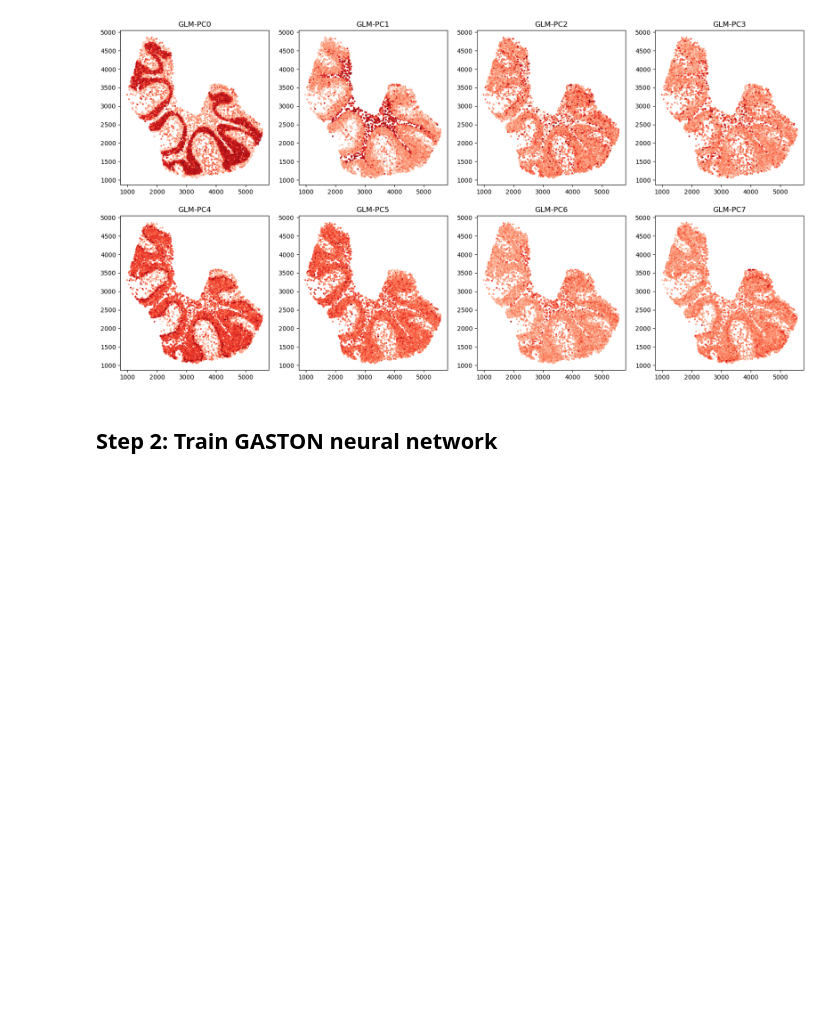
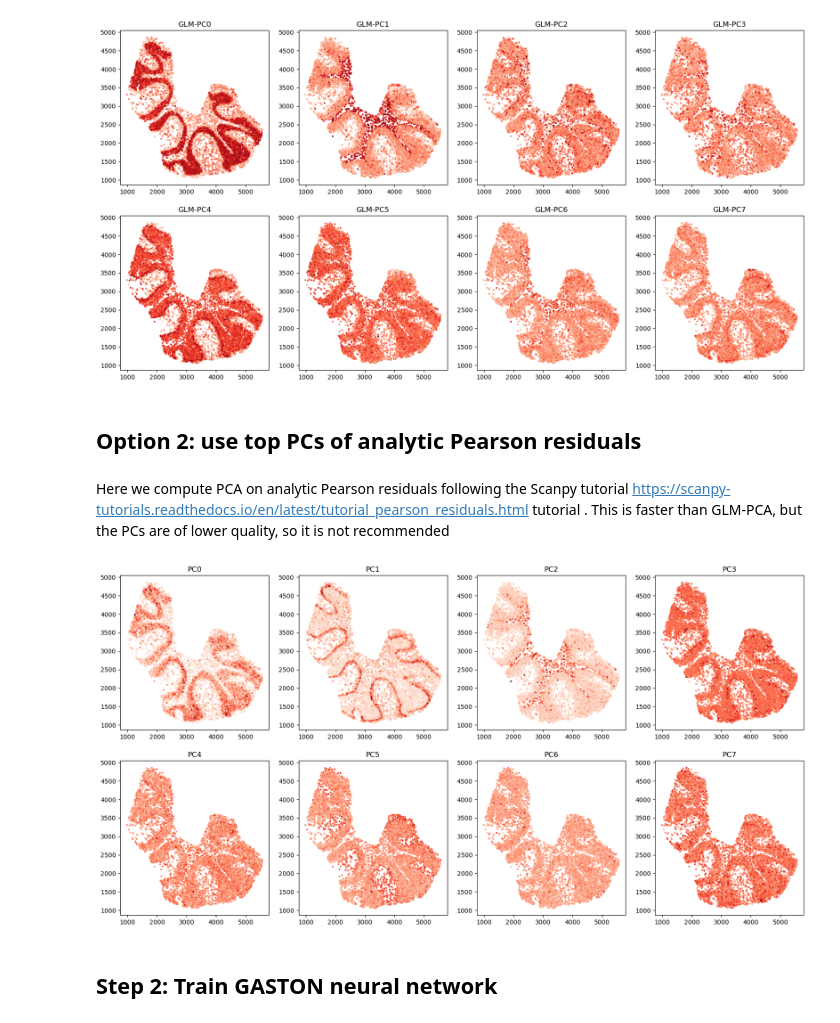
Before and after one commit to raphael-group/GASTON, a Jupyter notebook: docs/notebooks/tutorials/cerebellum_tutorial.ipynb, the cells around one changed output. Cells and saved outputs as stored; diff of their text form; code cells hidden in the pictures; blank space fills up the shorter version.

Commit message:
add GLM-PC and PC options, add model selection

```diff
--- a/docs/notebooks/tutorials/cerebellum_tutorial.ipynb
+++ b/docs/notebooks/tutorials/cerebellum_tutorial.ipynb
@@ -44,8 +51,16 @@ gene_labels=np.load('cerebellum_data/cerebellum_gene_labels.npy', allow_pickle=T
 # %%
+# GLM-PCA parameters
 num_dims=8 # 2 * number of clusters
 penalty=10 # may need to increase if this is too small
 
-glmpca_res=glmpca.glmpca(counts_mat.T, num_dims, fam="poi", penalty=penalty, verbose=True)
+# CHANGE THESE PARAMETERS TO REDUCE RUNTIME
+num_iters=30
+eps=1e-4
+num_genes=30000
+
+counts_mat_glmpca=counts_mat[:,np.argsort(np.sum(counts_mat, axis=0))[-num_genes:]]
+glmpca_res=glmpca.glmpca(counts_mat_glmpca.T, num_dims, fam="poi", penalty=penalty, verbose=True,
+                        ctl = {"maxIter":num_iters, "eps":eps, "optimizeTheta":True})
 A = glmpca_res['factors'] # should be of size N x num_dims, where each column is a PC
 
 np.save('cerebellum_data/glmpca.npy', A)
@@ -79,6 +94,28 @@ for r in range(R):
         axs[r,c].set_title(f'GLM-PC{i}')
 # %% [output]
 [figure]
+# %% [markdown]
+## Option 2: use top PCs of analytic Pearson residuals
+# %% [markdown]
+Here we compute PCA on analytic Pearson residuals following the Scanpy tutorial https://scanpy-tutorials.readthedocs.io/en/latest/tutorial_pearson_residuals.html tutorial . This is faster than GLM-PCA, but the PCs are of lower quality, so it is not recommended
+# %%
+num_dims=8 # 2 * number of clusters
+clip=0.01 # have to clip values to be very small!
+
+A = parse_adata.get_top_pearson_residuals(num_dims,counts_mat,coords_mat,gene_labels,clip=clip)
+np.save('cerebellum_data/analytic_pearson.npy', A)
+# %%
+# visualize top GLM-PCs
+R=2
+C=4
+fig,axs=plt.subplots(R,C,figsize=(20,10))
+for r in range(R):
+    for c in range(C):
+        i=r*C+c
+        axs[r,c].scatter(coords_mat[:,0], coords_mat[:,1], c=A[:,i],cmap='Reds',s=3)
+        axs[r,c].set_title(f'PC{i}')
+# %% [output]
+[figure, added]
 # %% [markdown]
 ## Step 2: Train GASTON neural network
 # %% [markdown]
```
Also changed, not shown: parts of 11 cells of this notebook, 5 other files.
